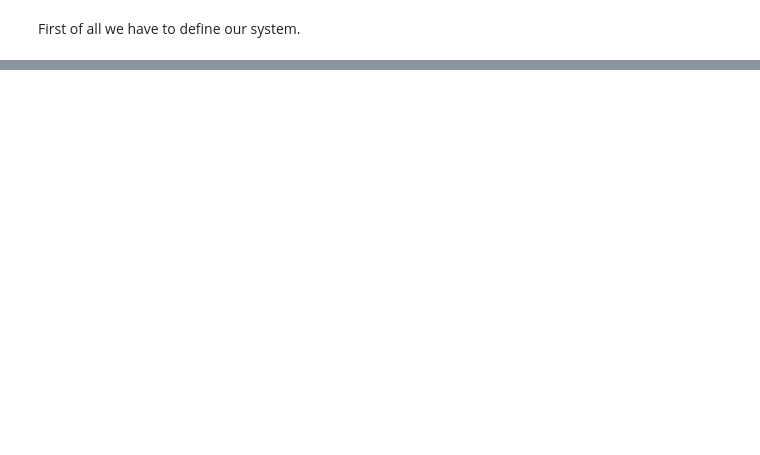
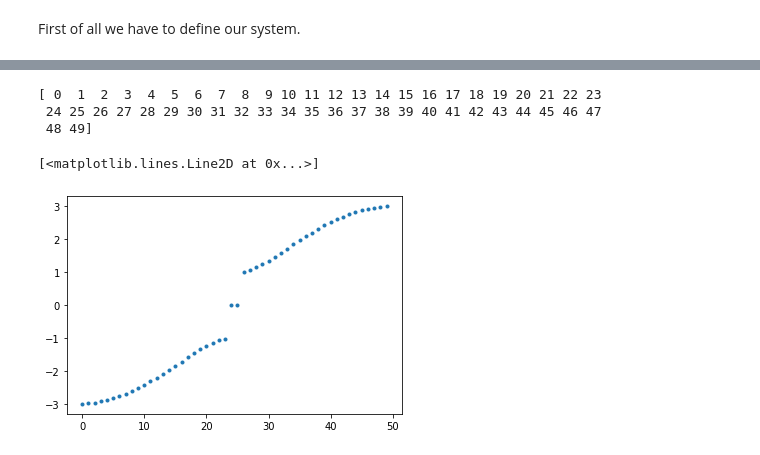
Before and after one commit to korsakjakub/kwant-tutorials-zps, a Jupyter notebook: 2022-11-19-SSH - Eigenvalues.ipynb, the cells around one changed output, grey strips where cells are left out. Cells and saved outputs as stored; diff of their text form; code cells hidden in the pictures; blank space fills up the shorter version.

```diff
--- a/2022-11-19-SSH - Eigenvalues.ipynb
+++ b/2022-11-19-SSH - Eigenvalues.ipynb
@@ -164,0 +168,9 @@ plt.show()
+# %%
+print(np.arange(0,L,1))
+plt.plot(np.arange(0,L,1),sorted(w1),'.')
+# %% [output]
+[ 0  1  2  3  4  5  6  7  8  9 10 11 12 13 14 15 16 17 18 19 20 21 22 23
+ 24 25 26 27 28 29 30 31 32 33 34 35 36 37 38 39 40 41 42 43 44 45 46 47
+ 48 49]
+[<matplotlib.lines.Line2D at 0x...>]
+[figure, added]
```
Also changed, not shown: parts of 15 cells of this notebook.
